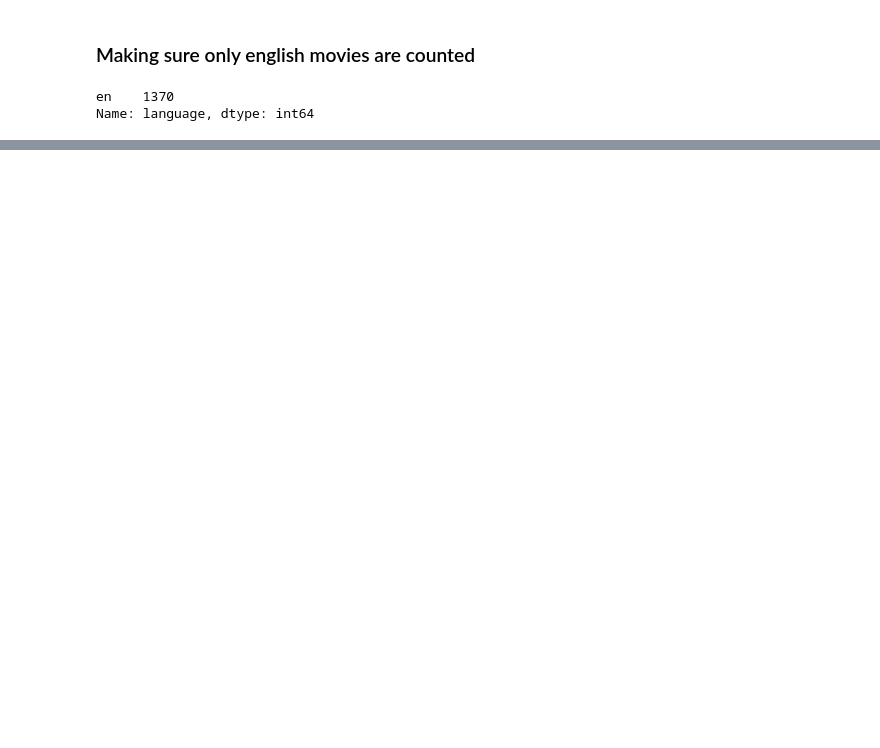
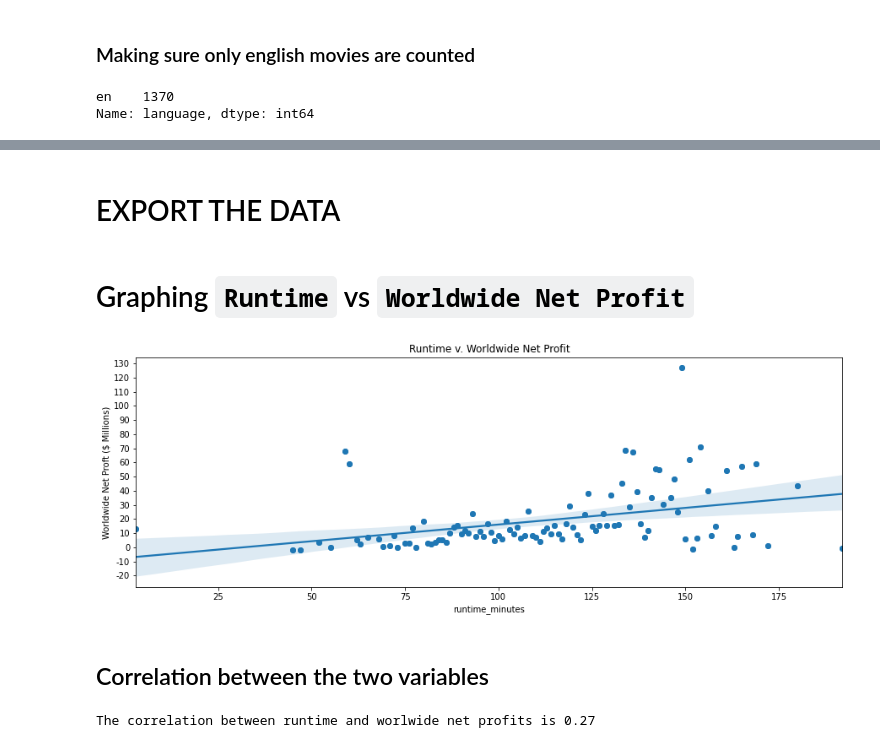
Before and after one commit to nate-walter/Movie-Studio-Project, a Jupyter notebook: imdb_cleaned_merged_final.ipynb, the cells around one changed output, grey strips where cells are left out. Drawn from its saved outputs; the diff is of its cells as text; code cells hidden in the pictures; blank space fills up the shorter version.

```diff
--- a/imdb_cleaned_merged_final.ipynb
+++ b/imdb_cleaned_merged_final.ipynb
@@ -274,2 +144,29 @@ See the caveats in the documentation: https://pandas.pydata.org/pandas-docs/stab
+# %% [markdown]
+# EXPORT THE DATA
 # %%
 only_us_merged.to_csv('Data/imdb_cleaned_final.csv', index = False)
+# %% [markdown]
+# Graphing `Runtime` vs `Worldwide Net Profit`
+# %%
+fig, ax = plt.subplots(figsize = (15,5))
+
+x = only_us_merged.groupby('runtime_minutes')['Worldwide Net Profit'].mean().sort_values(ascending = False).index
+y = only_us_merged.groupby('runtime_minutes')['Worldwide Net Profit'].mean().sort_values(ascending = False).values
+
+ax.scatter(x,y)
+ax.set_xlabel('Runtime in min')
+ax.set_ylabel('Worldwide Net Proft ($ Millions)')
+ax.set_title('Runtime v. Worldwide Net Profit')
+ax.set_yticks(range(-200000000,2000000000, 100000000))
+ax.set_yticklabels(range(-20,200,10))
+
+sns.regplot(x,y);
+# %% [output]
+[figure, added]
+# %% [markdown]
+## Correlation between the two variables
+# %%
+corr_1 = round(only_us_merged.corr()['runtime_minutes']['Worldwide Net Profit'], 2)
+print(f'The correlation between runtime and worlwide net profits is {corr_1}')
+# %% [output]
+The correlation between runtime and worlwide net profits is 0.27
```
Also changed, not shown: parts of 34 cells of this notebook, 3 other files.
